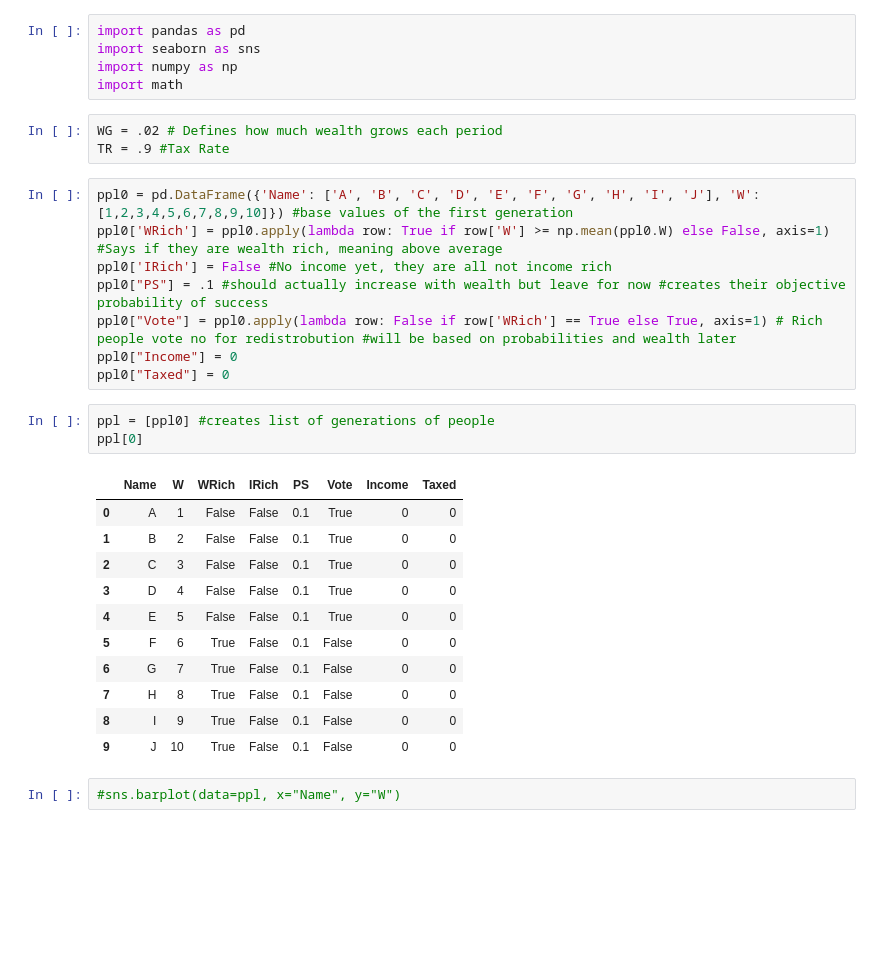
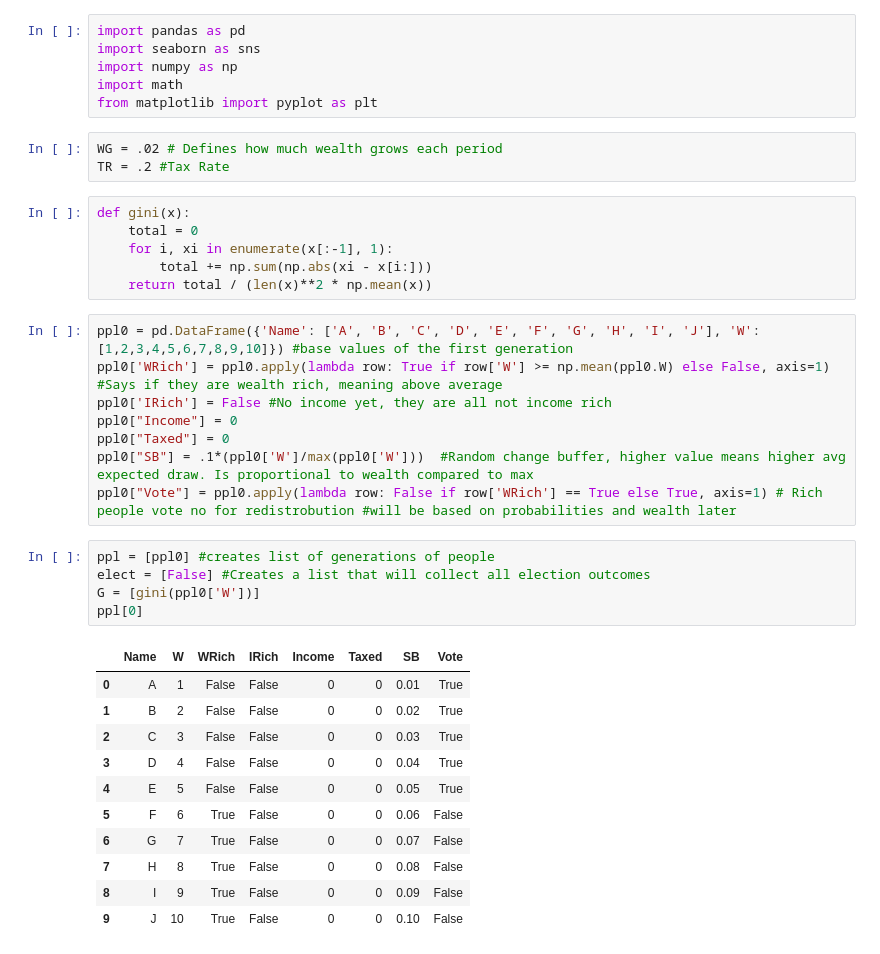
Before and after one commit to JTayMilli/391X, a Jupyter notebook: Wealth Model.ipynb, the cells around one changed output. Cells and saved outputs as stored; diff of their text form; blank space fills up the shorter version.

```diff
--- a/Wealth Model.ipynb
+++ b/Wealth Model.ipynb
@@ -3,34 +3,41 @@ import pandas as pd
 import seaborn as sns
 import numpy as np
 import math
+from matplotlib import pyplot as plt
 # %%
 WG = .02 # Defines how much wealth grows each period
-TR = .9 #Tax Rate
+TR = .2 #Tax Rate
+# %%
+def gini(x):
+    total = 0
+    for i, xi in enumerate(x[:-1], 1):
+        total += np.sum(np.abs(xi - x[i:]))
+    return total / (len(x)**2 * np.mean(x))
 # %%
 ppl0 = pd.DataFrame({'Name': ['A', 'B', 'C', 'D', 'E', 'F', 'G', 'H', 'I', 'J'], 'W': [1,2,3,4,5,6,7,8,9,10]}) #base values of the first generation
 ppl0['WRich'] = ppl0.apply(lambda row: True if row['W'] >= np.mean(ppl0.W) else False, axis=1) #Says if they are wealth rich, meaning above average
 ppl0['IRich'] = False #No income yet, they are all not income rich
-ppl0["PS"] = .1 #should actually increase with wealth but leave for now #creates their objective probability of success
-ppl0["Vote"] = ppl0.apply(lambda row: False if row['WRich'] == True else True, axis=1) # Rich people vote no for redistrobution #will be based on probabilities and wealth later
 ppl0["Income"] = 0
 ppl0["Taxed"] = 0
+ppl0["SB"] = .1*(ppl0['W']/max(ppl0['W']))  #Random change buffer, higher value means higher avg expected draw. Is proportional to wealth compared to max
+ppl0["Vote"] = ppl0.apply(lambda row: False if row['WRich'] == True else True, axis=1) # Rich people vote no for redistrobution #will be based on probabilities and wealth later
 # %%
 ppl = [ppl0] #creates list of generations of people
+elect = [False] #Creates a list that will collect all election outcomes
+G = [gini(ppl0['W'])]
 ppl[0]
 # %% [output]
-|  | Name | W | WRich | IRich | PS | Vote | Income | Taxed |
-| 0 | A | 1 | False | False | 0.1 | True | 0 | 0 |
-| 1 | B | 2 | False | False | 0.1 | True | 0 | 0 |
-| 2 | C | 3 | False | False | 0.1 | True | 0 | 0 |
-| 3 | D | 4 | False | False | 0.1 | True | 0 | 0 |
-| 4 | E | 5 | False | False | 0.1 | True | 0 | 0 |
-| 5 | F | 6 | True | False | 0.1 | False | 0 | 0 |
-| 6 | G | 7 | True | False | 0.1 | False | 0 | 0 |
-| 7 | H | 8 | True | False | 0.1 | False | 0 | 0 |
-| 8 | I | 9 | True | False | 0.1 | False | 0 | 0 |
-| 9 | J | 10 | True | False | 0.1 | False | 0 | 0 |
+|  | Name | W | WRich | IRich | Income | Taxed | SB | Vote |
+| 0 | A | 1 | False | False | 0 | 0 | 0.01 | True |
+| 1 | B | 2 | False | False | 0 | 0 | 0.02 | True |
+| 2 | C | 3 | False | False | 0 | 0 | 0.03 | True |
+| 3 | D | 4 | False | False | 0 | 0 | 0.04 | True |
+| 4 | E | 5 | False | False | 0 | 0 | 0.05 | True |
+| 5 | F | 6 | True | False | 0 | 0 | 0.06 | False |
+| 6 | G | 7 | True | False | 0 | 0 | 0.07 | False |
+| 7 | H | 8 | True | False | 0 | 0 | 0.08 | False |
+| 8 | I | 9 | True | False | 0 | 0 | 0.09 | False |
+| 9 | J | 10 | True | False | 0 | 0 | 0.10 | False |
-# %%
-#sns.barplot(data=ppl, x="Name", y="W")
 # %%
 def NextPeriod():
     t = len(ppl) ## current period
```
Also changed, not shown: parts of 7 cells of this notebook.
